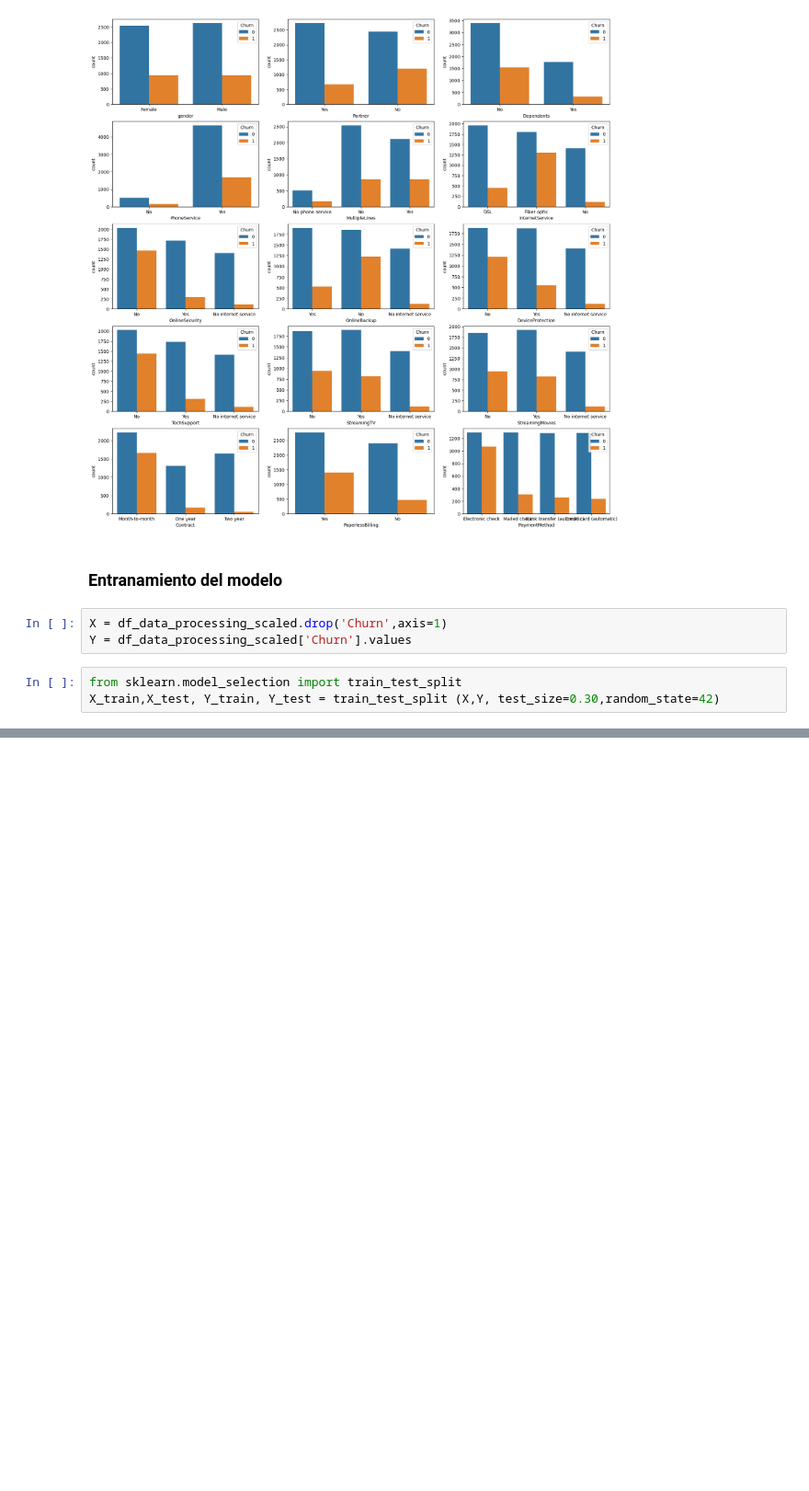
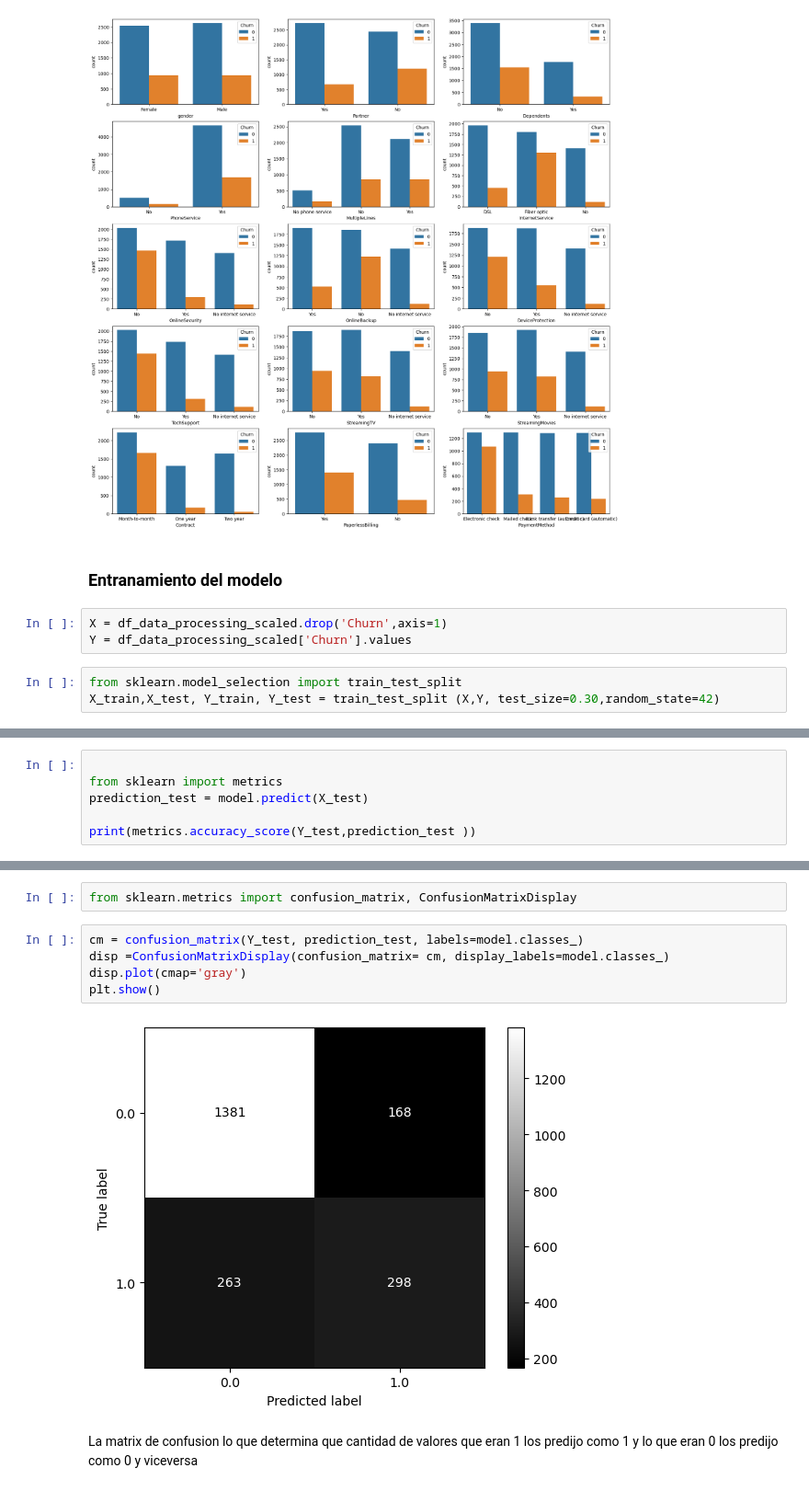
Before and after one commit to AstinSeverino/Churn-logistic-regression, a Jupyter notebook: logistica.ipynb, the cells around one changed output, grey strips where cells are left out. Shown at 92% size. Cells and saved outputs as stored; diff of their text form; blank space fills up the shorter version.

```diff
--- a/logistica.ipynb
+++ b/logistica.ipynb
@@ -213,0 +241,6 @@ Y_train.shape
+# %%
+
+from sklearn import metrics
+prediction_test = model.predict(X_test)
+
+print(metrics.accuracy_score(Y_test,prediction_test ))
@@ -213,0 +322,11 @@ Y_train.shape
+# %%
+from sklearn.metrics import confusion_matrix, ConfusionMatrixDisplay
+# %%
+cm = confusion_matrix(Y_test, prediction_test, labels=model.classes_)
+disp =ConfusionMatrixDisplay(confusion_matrix= cm, display_labels=model.classes_)
+disp.plot(cmap='gray')
+plt.show()
+# %% [output]
+[figure, added]
+# %% [markdown]
+La matrix de confusion lo que determina que cantidad de valores que eran 1 los predijo como 1 y lo que eran 0 los predijo como 0 y viceversa
```
Also changed, not shown: parts of 17 cells of this notebook, 2 other files.
